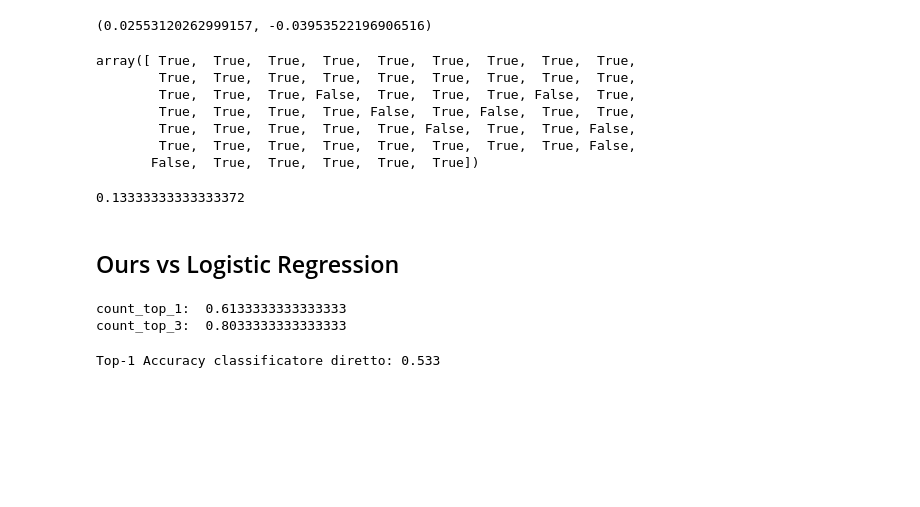
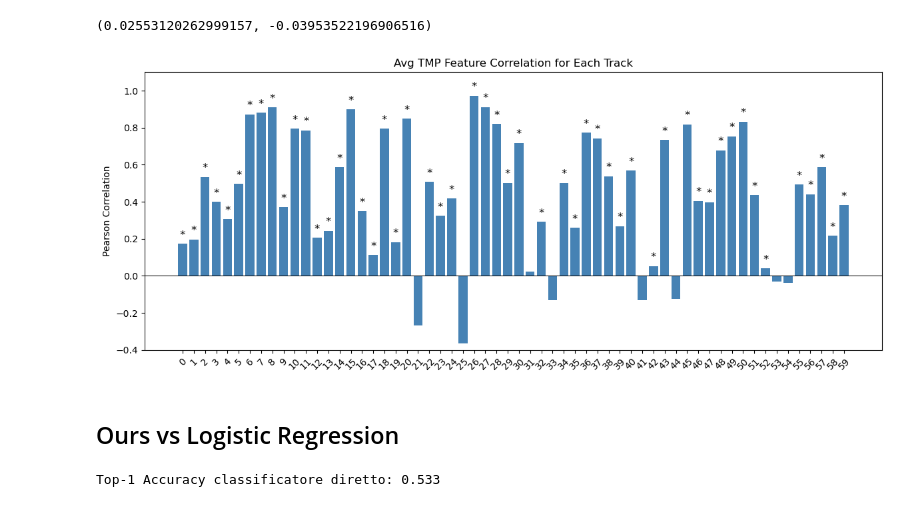
Before and after one commit to mattciff5/genre-to-fmri, a Jupyter notebook: multisubj_review.ipynb, the cells around one changed output. Cells and saved outputs as stored; diff of their text form; code cells hidden in the pictures; blank space fills up the shorter version.

```diff
--- a/multisubj_review.ipynb
+++ b/multisubj_review.ipynb
@@ -977,19 +993,32 @@ for sample in tqdm.tqdm(range(sample_r.shape[0])):
 # %%
 rejected, pvals_corr, _, _ = multipletests(pval_stats, alpha=0.05, method='fdr_bh')
 # %%
-rejected
+import matplotlib.pyplot as plt
+import numpy as np
+
+scores = sample_r
+significant_flags = np.array(rejected)
+
+x = np.arange(len(scores))
+
+plt.figure(figsize=(12, 5))
+bars = plt.bar(x, scores, color='steelblue')
+
+for i, (bar, is_significant) in enumerate(zip(bars, significant_flags)):
+    if is_significant:
+        plt.text(bar.get_x() + bar.get_width()/2.0, bar.get_height() + 0.02, '*',
+                 ha='center', va='bottom', fontsize=12, color='black')
+
+plt.xticks(x, x, rotation=45)
+plt.ylabel('Pearson Correlation')
+plt.title('Avg TMP Feature Correlation for Each Track')
+plt.ylim(-0.4, 1.1)
+plt.axhline(0, color='black', linewidth=0.8)
+plt.tight_layout()
+plt.grid(False)
+plt.show()
 # %% [output]
-array([ True,  True,  True,  True,  True,  True,  True,  True,  True,
-        True,  True,  True,  True,  True,  True,  True,  True,  True,
-        True,  True,  True, False,  True,  True,  True, False,  True,
-        True,  True,  True,  True, False,  True, False,  True,  True,
-        True,  True,  True,  True,  True, False,  True,  True, False,
-        True,  True,  True,  True,  True,  True,  True,  True, False,
-       False,  True,  True,  True,  True,  True])
+[figure, added]
-# %%
-pvals_corr.mean()
-# %% [output]
-0.13333333333333372
 # %% [markdown]
 ## Ours vs Logistic Regression
 # %%
@@ -1005,33 +1034,6 @@ brain_to_latent=Ridge(alpha=40)
 brain_to_latent.fit(X_train, train_audio_feat_aligned)
 
 audio_feat_pred=brain_to_latent.predict(X_test)
-# %%
-from sklearn.neighbors import NearestNeighbors
-
-nbrs = NearestNeighbors(n_neighbors=3, algorithm='ball_tree').fit(test_audio_feat_aligned[:60])
-distances, top_indices = nbrs.kneighbors(audio_feat_pred)
-top_indices_subj = top_indices.reshape([5, 60, 3])
-
-top1_our_decoding = []
-top3_our_decoding = []
-for sub_idx in range(5):
-    count_top_1 = 0
-    count_top_3 = 0
-    for idx in range(60):
-        genre_orig = test_genre_aligned[:60][idx]
-        genre_decod_list = [genre_decod for genre_decod in test_genre_aligned[:60][top_indices_subj[sub_idx][idx]]]
-        if genre_orig == genre_decod_list[0]:
-            count_top_1 = count_top_1 + 1
-        if genre_orig in genre_decod_list:
-            count_top_3 = count_top_3 + 1
-    top1_our_decoding.append(count_top_1)
-    top3_our_decoding.append(count_top_3)
-
-print('count_top_1: ',np.array(top1_our_decoding).mean()/60)
-print('count_top_3: ',np.array(top3_our_decoding).mean()/60)
-# %% [output]
-count_top_1:  0.6133333333333333
-count_top_3:  0.8033333333333333
 # %%
 from sklearn.preprocessing import LabelEncoder
 from sklearn.linear_model import LogisticRegressionCV
```
Also changed, not shown: parts of 23 cells of this notebook, 1 other file.
